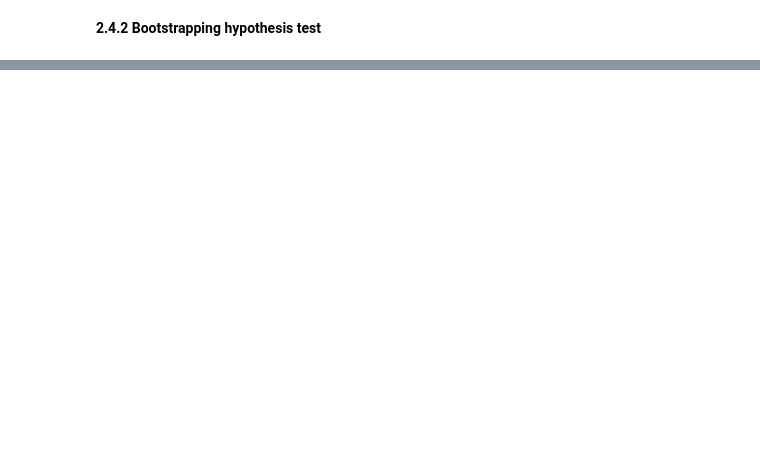
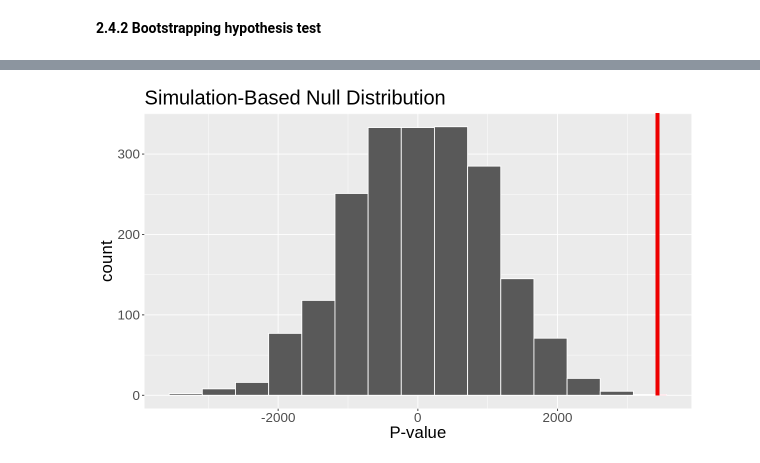
Before and after one commit to Jitao-Z/Difference_between_the_average_tuition_cost_in_Republican_and_Democrat_states, a Jupyter notebook: Final_report.ipynb, the cells around one changed output, grey strips where cells are left out. Drawn from its saved outputs; the diff is of its cells as text; code cells hidden in the pictures; blank space fills up the shorter version.

```diff
--- a/Final_report.ipynb
+++ b/Final_report.ipynb
@@ -256,0 +280,8 @@ __2.4.2 Bootstrapping hypothesis test__
+# %%
+set.seed(1)
+diff_in_means <- tuition |>
+    specify(mean_tuition_fees ~ political_leaning) %>%
+    hypothesize(null = "independence") %>%
+    generate(reps = 2000, type = "permute") %>%
+    calculate(stat= "diff in means", order = c("demo", "repub"))
+head(diff_in_means)
@@ -256,0 +320,9 @@ __2.4.2 Bootstrapping hypothesis test__
+# %%
+null_model_vis_infer <- diff_in_means |>
+   visualize() +
+   shade_p_value(obs_stat = estimates$diff, direction = "right") +
+   xlab("P-value") +
+   theme(text = element_text(size=20))
+null_model_vis_infer
+# %% [output]
+[figure, added]
```
Also changed, not shown: parts of 6 cells of this notebook.
